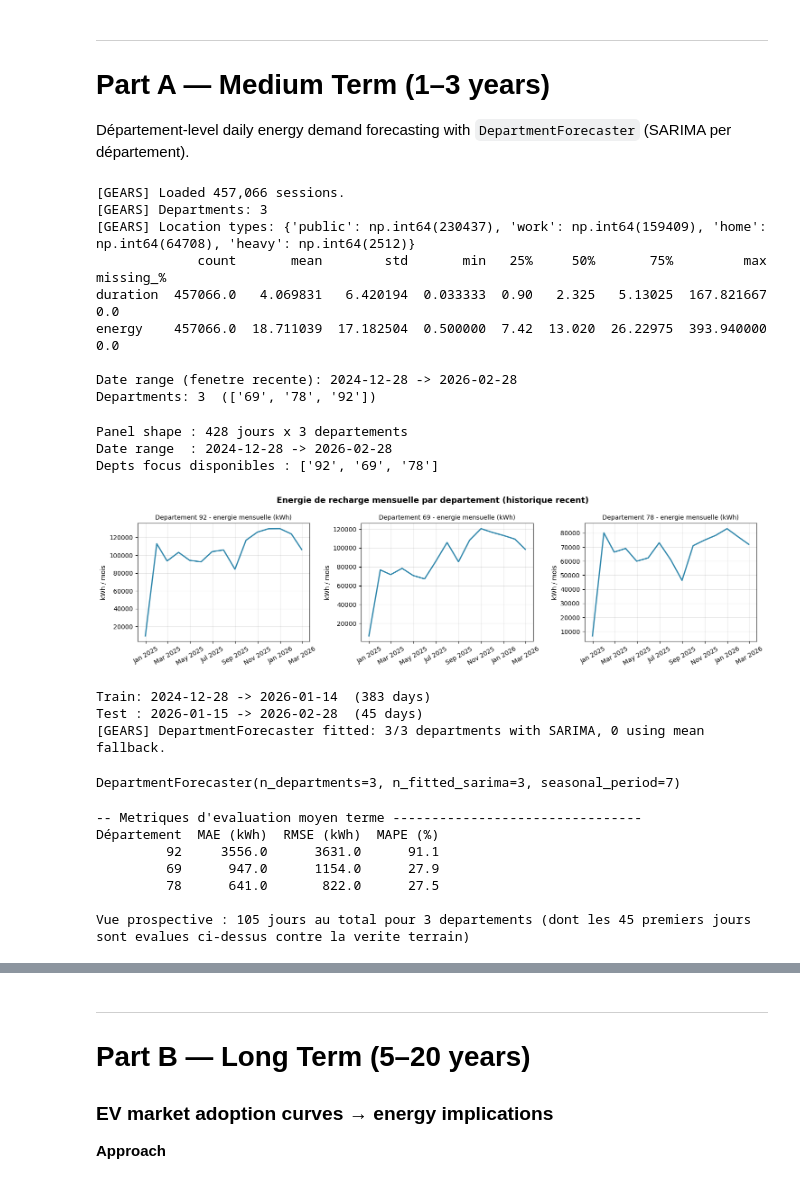
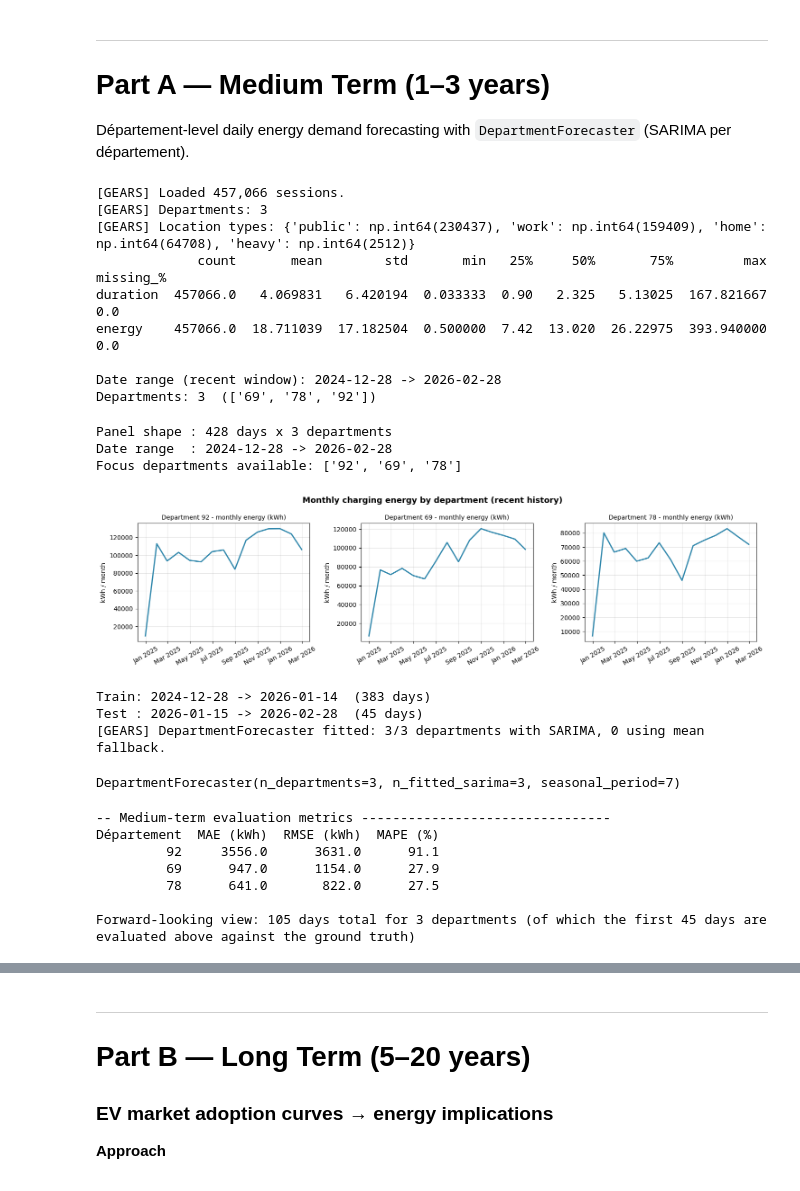
Before and after one commit to yvenn-amara/GEARS, a Jupyter notebook: notebooks/3_gmm_scenarios.ipynb, the cells around one changed output, grey strips where cells are left out. Saved outputs shown, nothing was run; the diff lists cells and outputs as text; code cells hidden in the pictures.

```diff
--- a/notebooks/3_gmm_scenarios.ipynb
+++ b/notebooks/3_gmm_scenarios.ipynb
@@ -100,11 +101,11 @@ Sessions/j  : 262,570
 
 Département-level daily energy demand forecasting with `DepartmentForecaster` (SARIMA per département).
 # %%
-# Le fichier reel couvre 101 departements sur ~9,5 ans (~2,7M sessions, ~1,3 Go une fois
-# valide). On filtre sur FOCUS_DEPTS *avant* la validation pour limiter memoire et temps de
-# calcul, puis on restreint a une fenetre recente (RECENT_MONTHS) : les fits SARIMA sur de tres
-# longues series (des annees) sont a la fois lents et gourmands en memoire pour un gain de
-# fidelite minime - le comportement de charge recent est aussi plus representatif.
+# The real file covers 101 departments over ~9.5 years (~2.7M sessions, ~1.3 GB once
+# validated). We filter on FOCUS_DEPTS *before* validation to limit memory and compute
+# time, then restrict to a recent window (RECENT_MONTHS): SARIMA fits on very long series
+# (years' worth) are both slow and memory-hungry for minimal gain in fidelity - recent
+# charging behaviour is also more representative.
 _raw = pd.read_pickle(DATA_PATH)
 _dept_col = "insee_code_departement" if "insee_code_departement" in _raw.columns else "department"
 _raw = _raw[_raw[_dept_col].astype(str).str.strip().isin(FOCUS_DEPTS)].copy()
@@ -115,7 +116,7 @@ gc.collect()
 _cutoff = df["arrival_time"].max() - pd.DateOffset(months=RECENT_MONTHS)
 df = df[df["arrival_time"] >= _cutoff].copy()
 
-print(f"\nDate range (fenetre recente): {df['arrival_time'].min().date()} -> {df['arrival_time'].max().date()}")
+print(f"\nDate range (recent window): {df['arrival_time'].min().date()} -> {df['arrival_time'].max().date()}")
 print(f"Departments: {df['department'].nunique()}  ({sorted(df['department'].unique())})")
 # %% [output]
 [GEARS] Loaded 457,066 sessions.
@@ -125,40 +126,40 @@ print(f"Departments: {df['department'].nunique()}  ({sorted(df['department'].uni
 duration  457066.0   4.069831   6.420194  0.033333  0.90   2.325   5.13025  167.821667        0.0
 energy    457066.0  18.711039  17.182504  0.500000  7.42  13.020  26.22975  393.940000        0.0
 
-Date range (fenetre recente): 2024-12-28 -> 2026-02-28
+Date range (recent window): 2024-12-28 -> 2026-02-28
 Departments: 3  (['69', '78', '92'])
 # %%
-# Construit le panel DatetimeIndex x colonnes-departement, puis un apercu mensuel.
+# Builds the DatetimeIndex x department-column panel, then a monthly overview.
 panel = build_panel(df, freq="D", metric="energy_kwh")
-panel.index = pd.to_datetime(panel.index)   # garantit un DatetimeIndex propre
-print(f"Panel shape : {panel.shape[0]} jours x {panel.shape[1]} departements")
+panel.index = pd.to_datetime(panel.index)   # ensures a clean DatetimeIndex
+print(f"Panel shape : {panel.shape[0]} days x {panel.shape[1]} departments")
 print(f"Date range  : {panel.index.min().date()} -> {panel.index.max().date()}")
-print(f"Depts focus disponibles : {[d for d in FOCUS_DEPTS if d in panel.columns]}")
+print(f"Focus departments available: {[d for d in FOCUS_DEPTS if d in panel.columns]}")
 
 agg_monthly = aggregate_by_department(df, freq="ME", metric="energy_kwh")
 agg_monthly["date"] = pd.to_datetime(agg_monthly["date"])
 
 fig, axes = plt.subplots(1, 3, figsize=(15, 4))
 for ax, dept in zip(np.atleast_1d(axes).flat, FOCUS_DEPTS):
     sub = agg_monthly[agg_monthly["department"] == dept].sort_values("date") \
         if "department" in agg_monthly.columns else None
     if sub is None or sub.empty:
         ax.set_visible(False); continue
     ax.plot(sub["date"].values, sub["energy_kwh"].values, color="#2E86AB", linewidth=2)
-    ax.set_title(f"Departement {dept} - energie mensuelle (kWh)", fontsize=10)
-    ax.set_ylabel("kWh / mois"); ax.set_xlabel("")
+    ax.set_title(f"Department {dept} - monthly energy (kWh)", fontsize=10)
+    ax.set_ylabel("kWh / month"); ax.set_xlabel("")
     ax.grid(True, alpha=0.3)
     ax.xaxis.set_major_formatter(mdates.DateFormatter("%b %Y"))
     ax.tick_params(axis="x", rotation=30)
 
-fig.suptitle("Energie de recharge mensuelle par departement (historique recent)",
+fig.suptitle("Monthly charging energy by department (recent history)",
              fontsize=13, fontweight="bold")
 fig.tight_layout()
 plt.savefig("outputs/03_monthly_energy_by_dept.png", dpi=150, bbox_inches="tight")
 plt.show()
 # %% [output]
-Panel shape : 428 jours x 3 departements
+Panel shape : 428 days x 3 departments
 Date range  : 2024-12-28 -> 2026-02-28
-Depts focus disponibles : ['92', '69', '78']
+Focus departments available: ['92', '69', '78']
-[figure, old version]
+[figure, new version]
 # %%
@@ -184,9 +185,9 @@ Test : 2026-01-15 -> 2026-02-28  (45 days)
 [GEARS] DepartmentForecaster fitted: 3/3 departments with SARIMA, 0 using mean fallback.
 DepartmentForecaster(n_departments=3, n_fitted_sarima=3, seasonal_period=7)
 # %%
-# Un seul .predict() sur COMBINED_HORIZON couvre a la fois la fenetre de test (evaluee contre
-# les vraies valeurs) et la vue prospective au-dela (reutilisee telle quelle plus bas, pas de
-# second .fit() complet sur tout l'historique).
+# A single .predict() over COMBINED_HORIZON covers both the test window (evaluated against
+# the ground truth) and the forward-looking view beyond it (reused as-is further below, no
+# second full .fit() over the entire history).
 full_fc = fc.predict(
     horizon=COMBINED_HORIZON,
     departments=FOCUS_DEPTS,
@@ -198,7 +199,7 @@ full_fc["date"] = pd.to_datetime(full_fc["date"])
 
 test_end   = panel_test.index.min() + pd.Timedelta(days=TEST_DAYS)
 test_fc    = full_fc[full_fc["date"] < test_end].copy()
-forward_fc = full_fc   # vue prospective : reutilise le meme fit + le meme predict que ci-dessus
+forward_fc = full_fc   # forward-looking view: reuses the same fit + the same predict as above
 
 rows = []
 for dept in FOCUS_DEPTS:
@@ -219,16 +220,16 @@ for dept in FOCUS_DEPTS:
                  "RMSE (kWh)": round(rmse, 0), "MAPE (%)": round(mape, 1)})
 
 metrics_df = pd.DataFrame(rows)
-print("-- Metriques d'evaluation moyen terme --------------------------------")
+print("-- Medium-term evaluation metrics --------------------------------")
 print(metrics_df.to_string(index=False))
-print(f"\nVue prospective : {COMBINED_HORIZON} jours au total pour {len(FOCUS_DEPTS)} departements "
-      f"(dont les {TEST_DAYS} premiers jours sont evalues ci-dessus contre la verite terrain)")
+print(f"\nForward-looking view: {COMBINED_HORIZON} days total for {len(FOCUS_DEPTS)} departments "
+      f"(of which the first {TEST_DAYS} days are evaluated above against the ground truth)")
 # %% [output]
--- Metriques d'evaluation moyen terme --------------------------------
+-- Medium-term evaluation metrics --------------------------------
 Département  MAE (kWh)  RMSE (kWh)  MAPE (%)
          92     3556.0      3631.0      91.1
          69      947.0      1154.0      27.9
          78      641.0       822.0      27.5
 
-Vue prospective : 105 jours au total pour 3 departements (dont les 45 premiers jours sont evalues ci-dessus contre la verite terrain)
+Forward-looking view: 105 days total for 3 departments (of which the first 45 days are evaluated above against the ground truth)
 # %%
```
Also changed, not shown: parts of 15 cells of this notebook, 2 other files.
